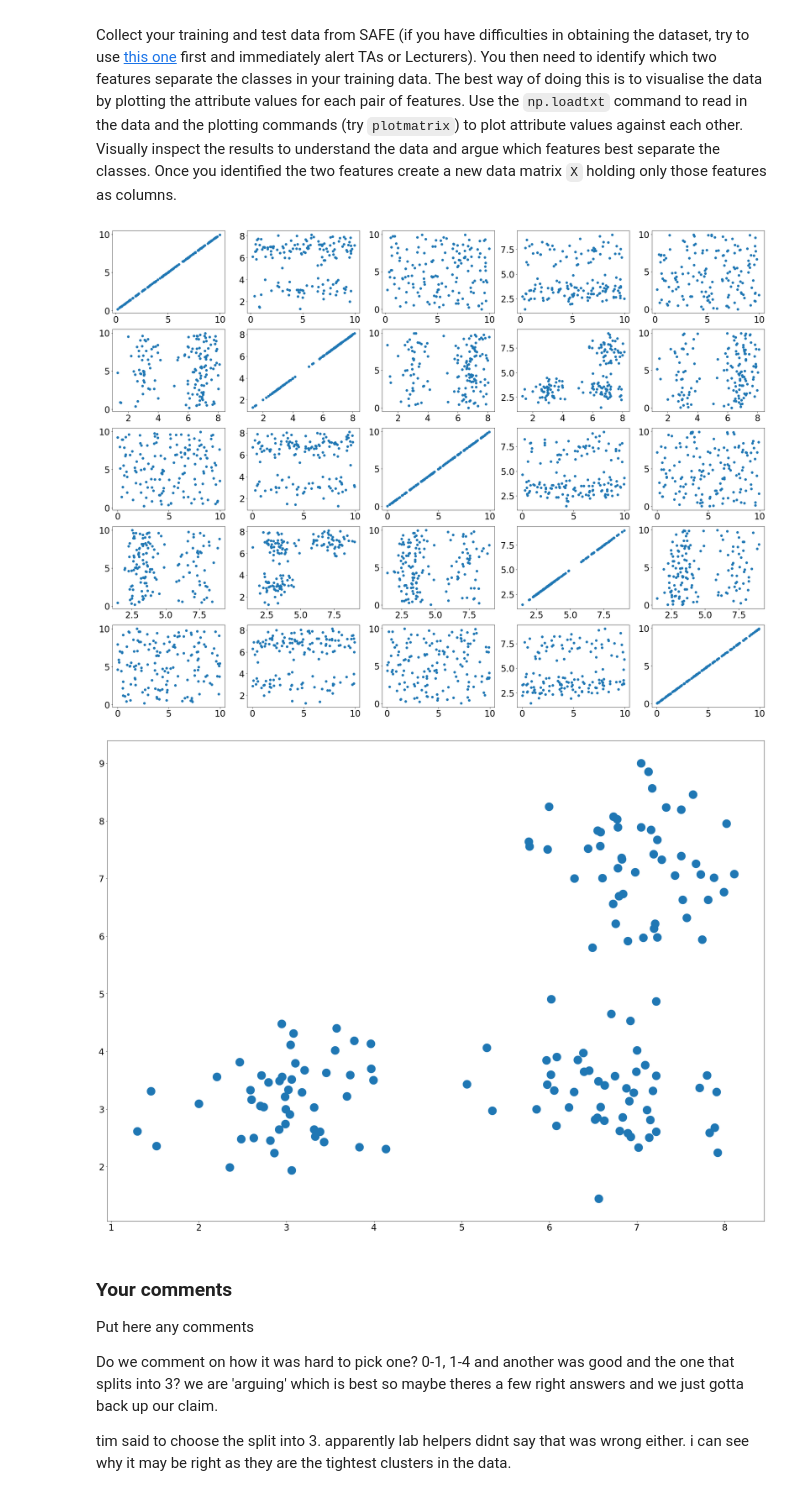
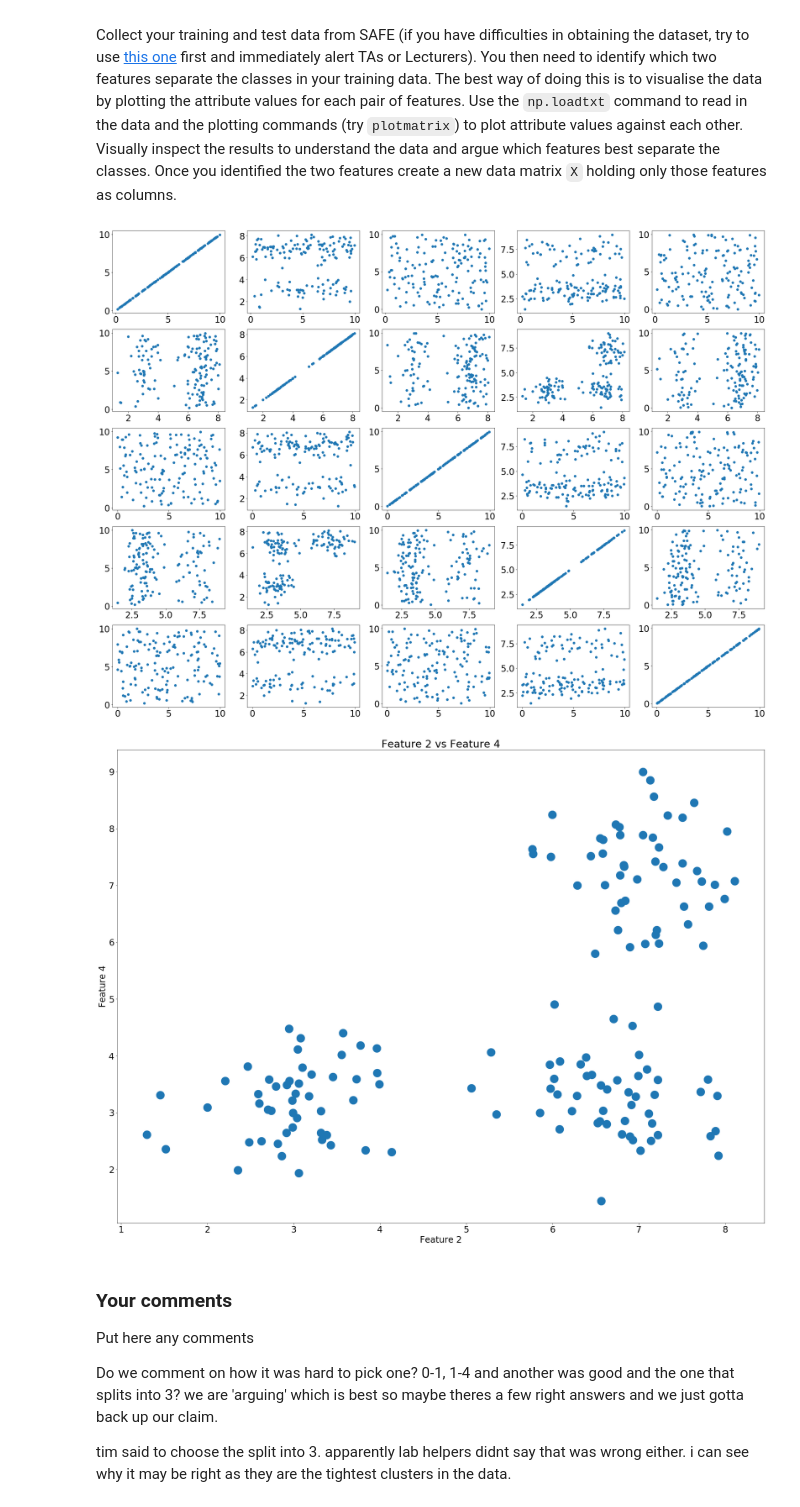
Before and after one commit to ainsleyrutterford/Clustering-and-Classifying-Data, a Jupyter notebook: cw1.ipynb, the cells around one changed output. Drawn from its saved outputs; the diff is of its cells as text; code cells hidden in the pictures.

```diff
--- a/cw1.ipynb
+++ b/cw1.ipynb
@@ -27,30 +27,33 @@ Collect your training and test data from SAFE (if you have difficulties in obtai
 # %%
 def plotmatrix(Matrix):
   r, c = Matrix.shape
   fig = plt.figure()
   plotID = 1
   for i in range(c):
     for j in range(c):
       ax = fig.add_subplot( c, c, plotID )
       ax.scatter( Matrix[:,i], Matrix[:,j] )
       plotID += 1
   plt.show()
 
 # Part 1
 
 train = np.loadtxt('ar16478.train')
 
 plotmatrix(train)
 
 # plotting 1 against 3
 fig = plt.figure()
 ax = fig.add_subplot(111)
+ax.set_title('Feature 2 vs Feature 4')
+ax.set_xlabel('Feature 2')
+ax.set_ylabel('Feature 4')
 ax.scatter(train[:,1], train[:,3], s=500)
 
 x = np.matrix([train[:,1], train[:,3]])
 # %% [output]
 [figure]
-[figure, old version]
+[figure, new version]
 # %% [markdown]
 ### Your comments ###
 
```
Also changed, not shown: parts of 1 cell of this notebook.
